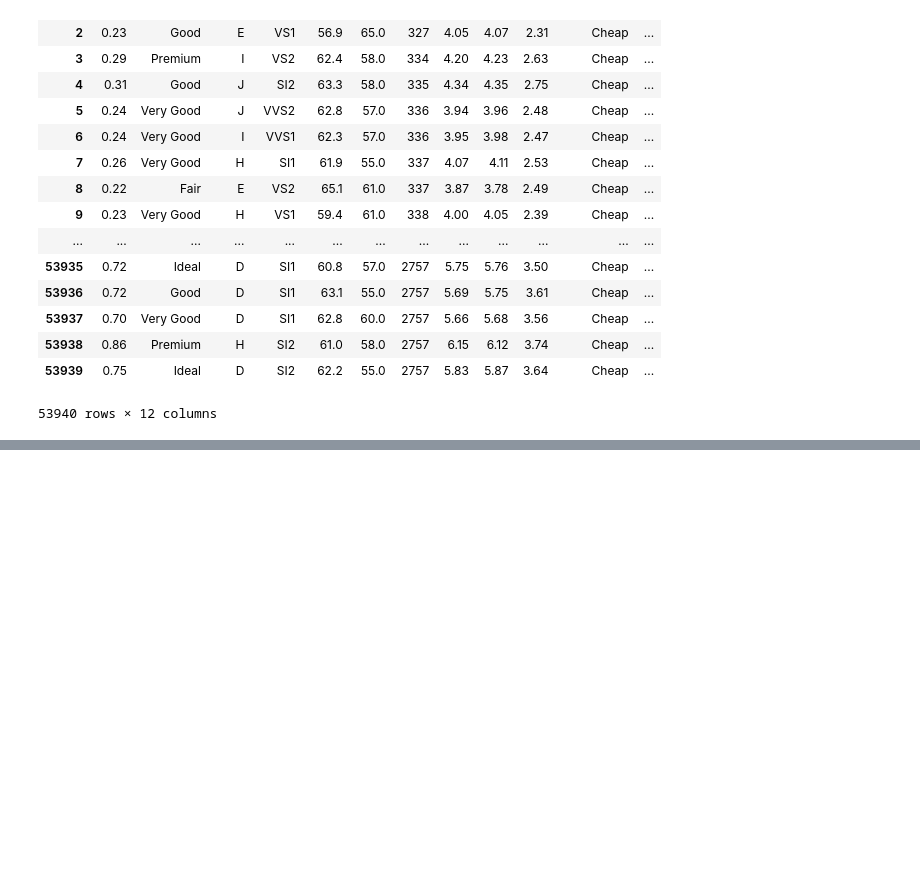
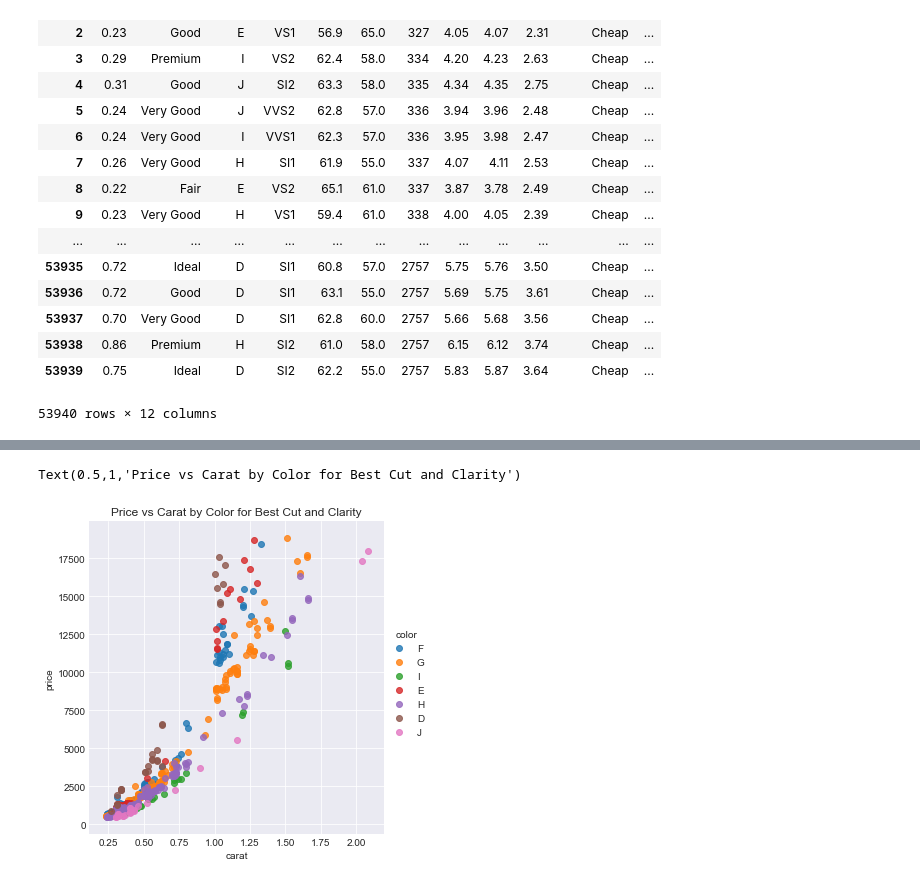
Before and after one commit to ptran265/DataAnalyticsBootcamp, a Jupyter notebook: Diamonds1.ipynb, the cells around one changed output, grey strips where cells are left out. Cells and saved outputs as stored; diff of their text form; code cells hidden in the pictures; blank space fills up the shorter version.

```diff
--- a/Diamonds1.ipynb
+++ b/Diamonds1.ipynb
@@ -217,0 +238,2 @@ df.drop('Unnamed: 0', axis = 1)
+# %%
+cf = df.loc[(df['cut'] == 'Ideal') & ((df['clarity'] == 'FL') | (df['clarity'] == 'IF'))] #find diamonds of best cut and clarity
@@ -217,0 +261,6 @@ df.drop('Unnamed: 0', axis = 1)
+# %%
+sns.lmplot(x='carat', y='price', data=cf, fit_reg=False, hue = 'color')
+plt.title('Price vs Carat by Color for Best Cut and Clarity')
+# %% [output]
+Text(0.5,1,'Price vs Carat by Color for Best Cut and Clarity')
+[figure, added]
```
Also changed, not shown: parts of 32 cells of this notebook.
